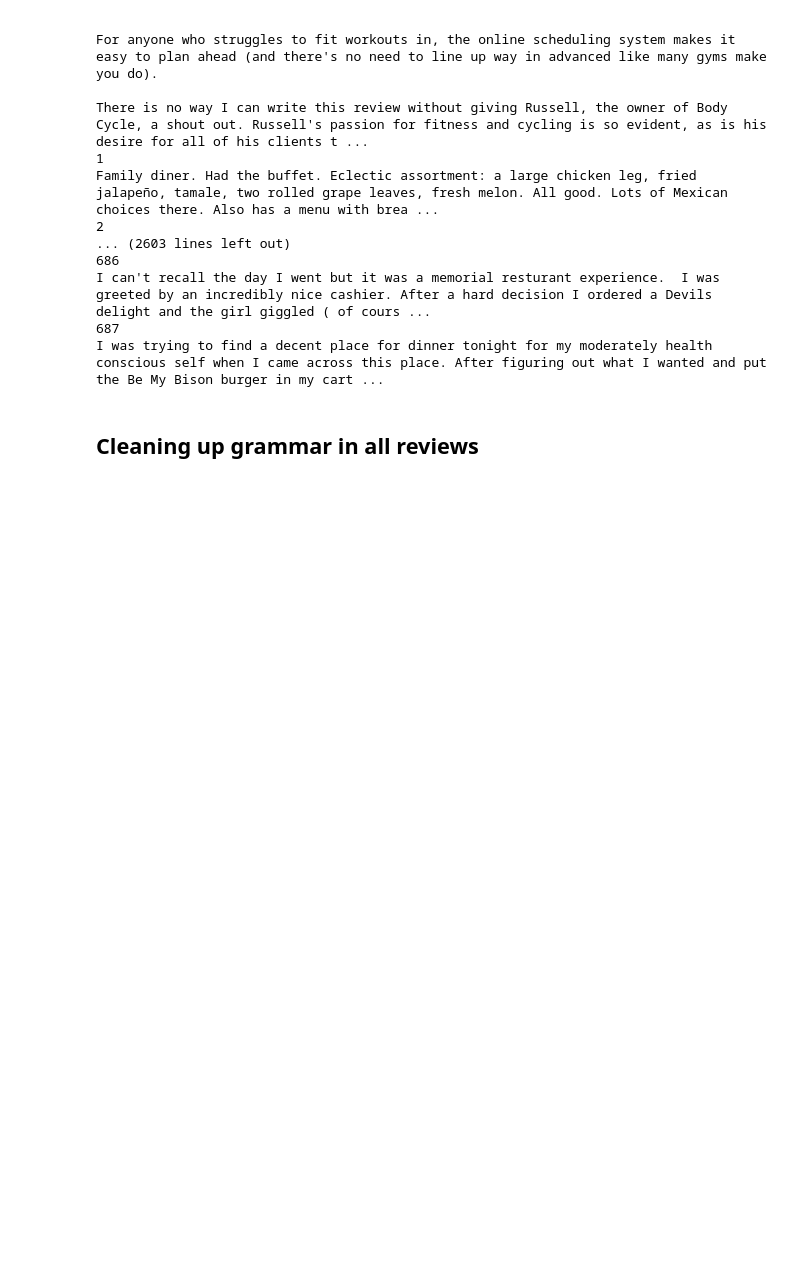
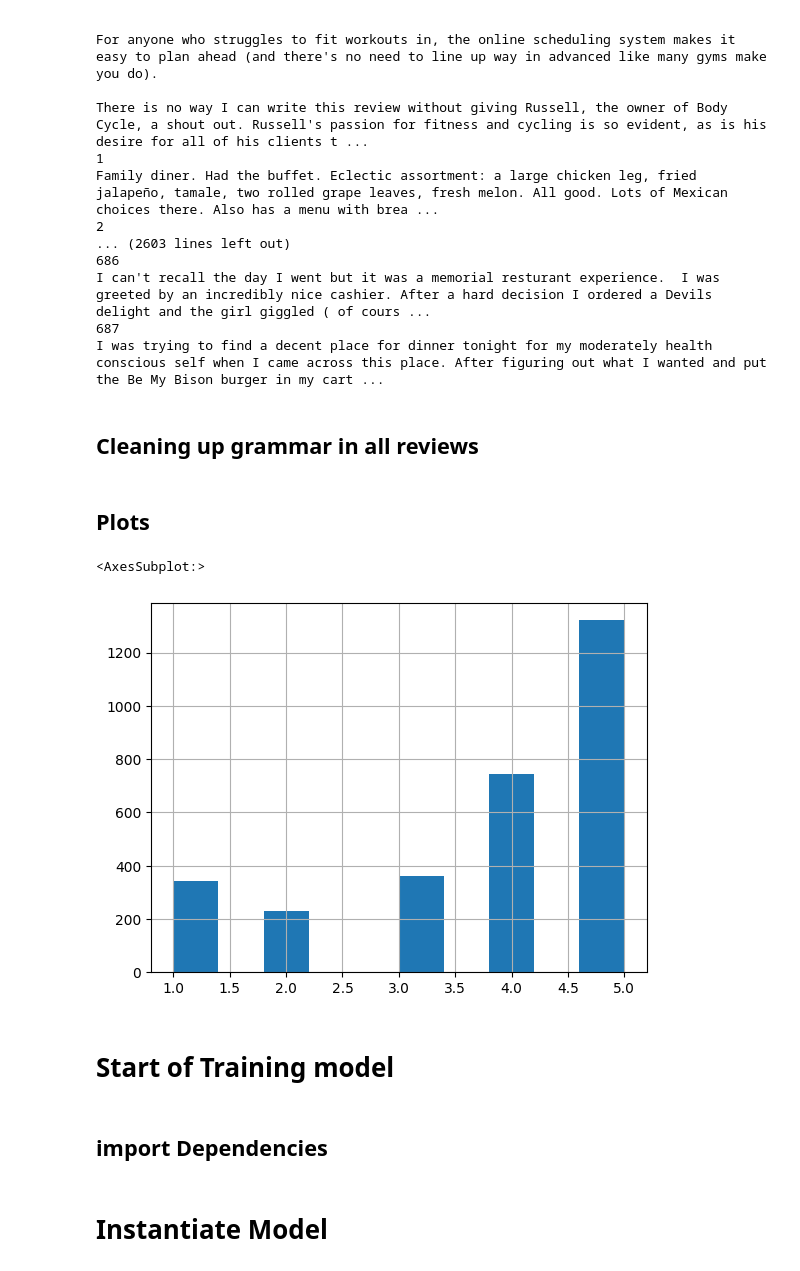
Before and after one commit to DirenWitharana/Sentiment-Analysis-using-BERT, a Jupyter notebook: unsupervised.ipynb, the cells around one changed output. Cells and saved outputs as stored; diff of their text form; code cells hidden in the pictures; blank space fills up the shorter version.

```diff
--- a/unsupervised.ipynb
+++ b/unsupervised.ipynb
@@ -139,3 +139,15 @@ for text in data.loc[:,'text']:
     #lowercase all letters in data
     temp = temp.lower()
     data.replace(to_replace=text, value=temp, inplace=True)
+# %% [markdown]
+## Plots
+# %%
+#Distribution of stars in dataset
+data['stars'].hist()
+# %% [output]
+<AxesSubplot:>
+[figure, added]
+# %% [markdown]
+# Start of Training model
+# %% [markdown]
+## import Dependencies
@@ -141,0 +163,2 @@ for text in data.loc[:,'text']:
+# %% [markdown]
+# Instantiate Model
```
Also changed, not shown: parts of 8 cells of this notebook.
